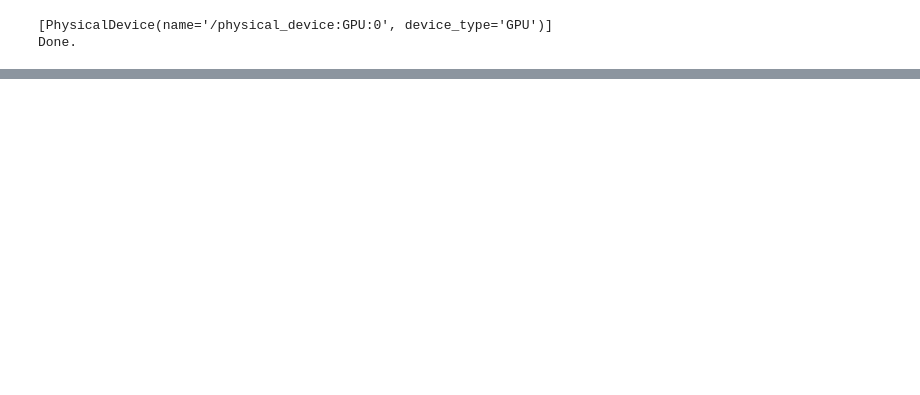
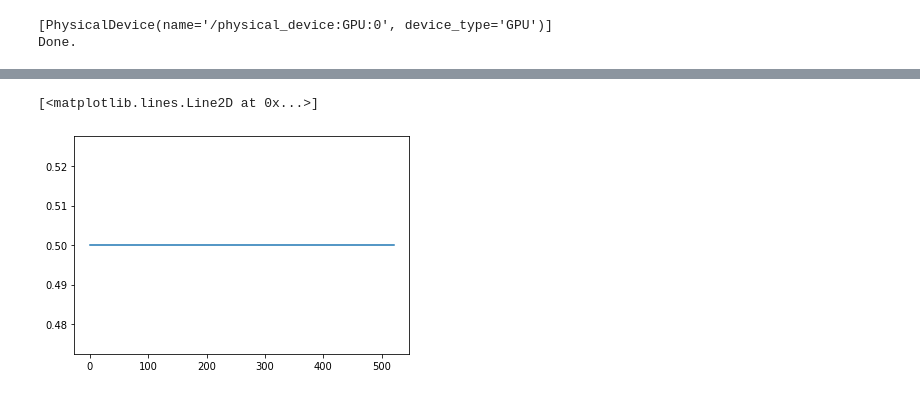
Before and after one commit to itskov/intergene, a Jupyter notebook: intergene.ipynb, the cells around one changed output, grey strips where cells are left out. Cells and saved outputs as stored; diff of their text form; code cells hidden in the pictures; blank space fills up the shorter version.

```diff
--- a/intergene.ipynb
+++ b/intergene.ipynb
@@ -101,0 +474,5 @@ model.save_weights('./savedModel/model/')
+# %%
+plt.plot(res_df['Output'])
+# %% [output]
+[<matplotlib.lines.Line2D at 0x...>]
+[figure, added]
```
Also changed, not shown: parts of 22 cells of this notebook.
